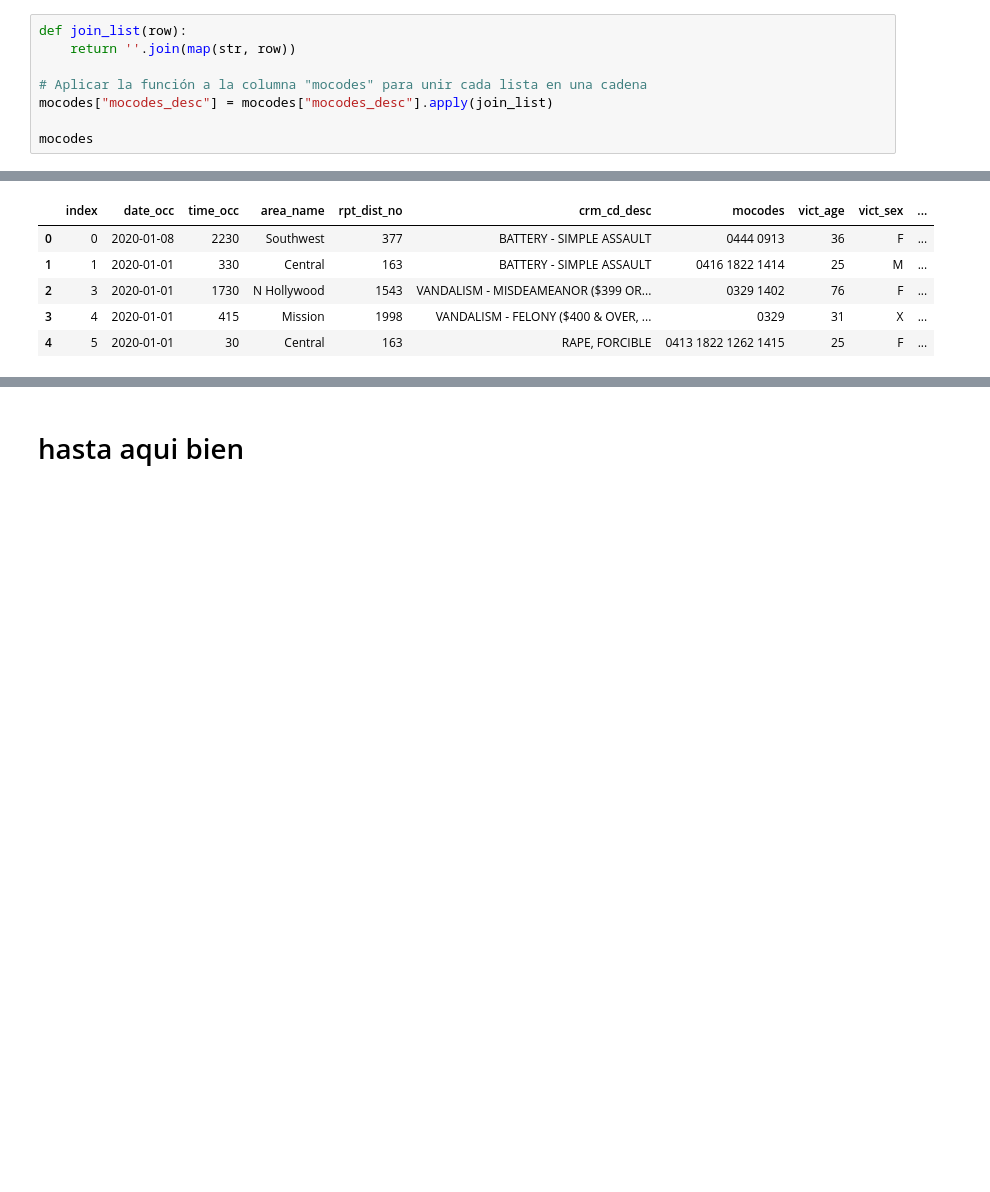
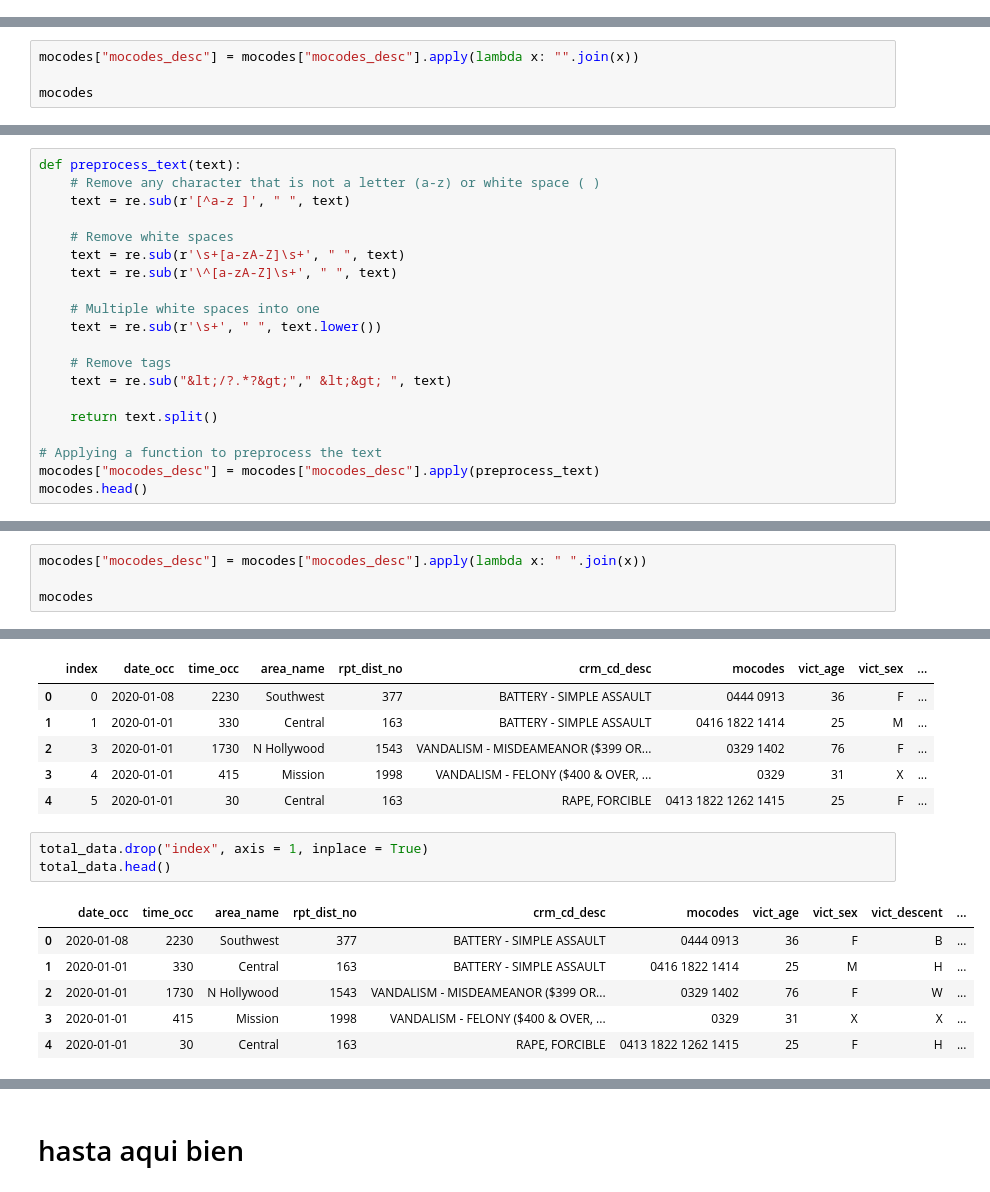
Before and after one commit to LAFG16/final_proyect_crime, a Jupyter notebook: src/04. EDA Crime Data.ipynb, the cells around one changed output, grey strips where cells are left out. Saved outputs shown, nothing was run; the diff lists cells and outputs as text; blank space fills up the shorter version.

```diff
--- a/src/04. EDA Crime Data.ipynb
+++ b/src/04. EDA Crime Data.ipynb
@@ -836,8 +828,0 @@ mocodes
-# %%
-def join_list(row):
-    return ''.join(map(str, row))
-
-# Aplicar la función a la columna "mocodes" para unir cada lista en una cadena
-mocodes["mocodes_desc"] = mocodes["mocodes_desc"].apply(join_list)
-
-mocodes
@@ -857,0 +829,4 @@ mocodes
+# %%
+mocodes["mocodes_desc"] = mocodes["mocodes_desc"].apply(lambda x: "".join(x))
+
+mocodes
@@ -857,0 +847,20 @@ mocodes
+# %%
+def preprocess_text(text):
+    # Remove any character that is not a letter (a-z) or white space ( )
+    text = re.sub(r'[^a-z ]', " ", text)
+
+    # Remove white spaces
+    text = re.sub(r'\s+[a-zA-Z]\s+', " ", text)
+    text = re.sub(r'\^[a-zA-Z]\s+', " ", text)
+
+    # Multiple white spaces into one
+    text = re.sub(r'\s+', " ", text.lower())
+
+    # Remove tags
+    text = re.sub("&lt;/?.*?&gt;"," &lt;&gt; ", text)
+
+    return text.split()
+
+# Applying a function to preprocess the text
+mocodes["mocodes_desc"] = mocodes["mocodes_desc"].apply(preprocess_text)
+mocodes.head()
@@ -857,0 +874,4 @@ mocodes
+# %%
+mocodes["mocodes_desc"] = mocodes["mocodes_desc"].apply(lambda x: " ".join(x))
+
+mocodes
@@ -865,6 +903,16 @@ total_data.head()
 | 2 | 3 | 2020-01-01 | 1730 | N Hollywood | 1543 | VANDALISM - MISDEAMEANOR ($399 OR... | 0329 1402 | 76 | F | ... |
 | 3 | 4 | 2020-01-01 | 415 | Mission | 1998 | VANDALISM - FELONY ($400 & OVER, ... | 0329 | 31 | X | ... |
 | 4 | 5 | 2020-01-01 | 30 | Central | 163 | RAPE, FORCIBLE | 0413 1822 1262 1415 | 25 | F | ... |
+# %%
+total_data.drop("index", axis = 1, inplace = True)
+total_data.head()
+# %% [output]
+|  | date_occ | time_occ | area_name | rpt_dist_no | crm_cd_desc | mocodes | vict_age | vict_sex | vict_descent | ... |
+| 0 | 2020-01-08 | 2230 | Southwest | 377 | BATTERY - SIMPLE ASSAULT | 0444 0913 | 36 | F | B | ... |
+| 1 | 2020-01-01 | 330 | Central | 163 | BATTERY - SIMPLE ASSAULT | 0416 1822 1414 | 25 | M | H | ... |
+| 2 | 2020-01-01 | 1730 | N Hollywood | 1543 | VANDALISM - MISDEAMEANOR ($399 OR... | 0329 1402 | 76 | F | W | ... |
+| 3 | 2020-01-01 | 415 | Mission | 1998 | VANDALISM - FELONY ($400 & OVER, ... | 0329 | 31 | X | X | ... |
+| 4 | 2020-01-01 | 30 | Central | 163 | RAPE, FORCIBLE | 0413 1822 1262 1415 | 25 | F | H | ... |
 # %%
 total_data.info()
 # %% [output]
```
Also changed, not shown: parts of 16 cells of this notebook, 4 other files.
